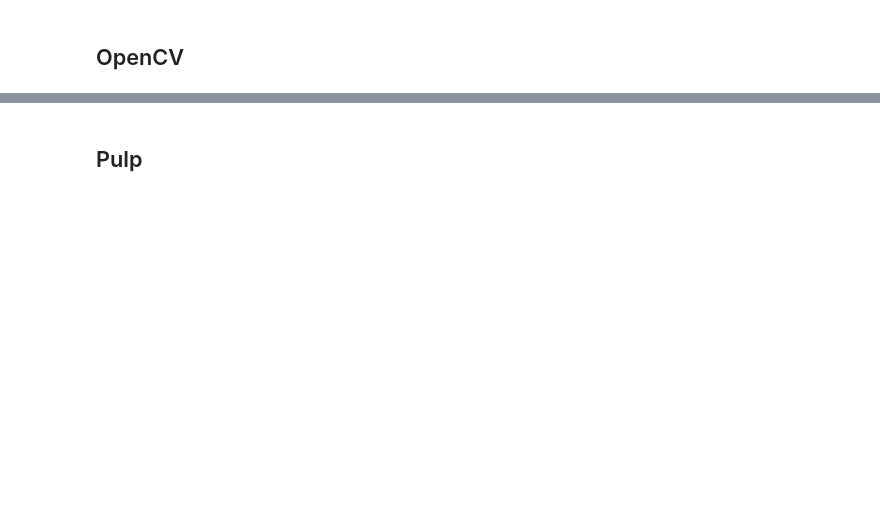
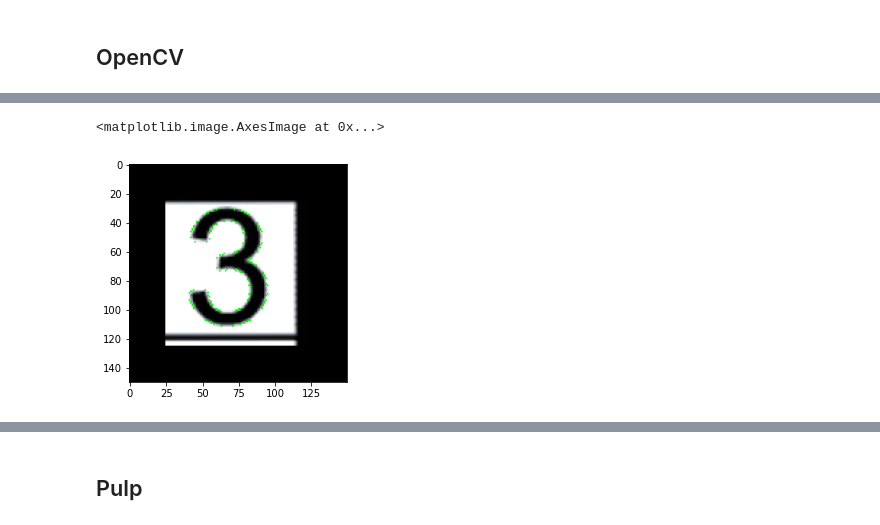
Before and after one commit to Rhinestone1337/sudoku-solver, a Jupyter notebook: sudoku pulp opencv.ipynb, the cells around one changed output, grey strips where cells are left out. Saved outputs shown, nothing was run; the diff lists cells and outputs as text; code cells hidden in the pictures; blank space fills up the shorter version.

```diff
--- a/sudoku pulp opencv.ipynb
+++ b/sudoku pulp opencv.ipynb
@@ -59,0 +76,10 @@ ax[2].imshow(board)
+# %%
+cnts = cv2.findContours(inv, cv2.RETR_TREE, cv2.CHAIN_APPROX_SIMPLE)
+grabbed = imutils.grab_contours(cnts)
+spisok = sorted(grabbed, key=cv2.contourArea, reverse=True)
+matr = np.zeros(inv.shape)
+cv2.drawContours(test, spisok[-1], -1, (0,255,0))
+plt.imshow(test)
+# %% [output]
+<matplotlib.image.AxesImage at 0x...>
+[figure, added]
```
Also changed, not shown: parts of 5 cells of this notebook, 2 other files.
